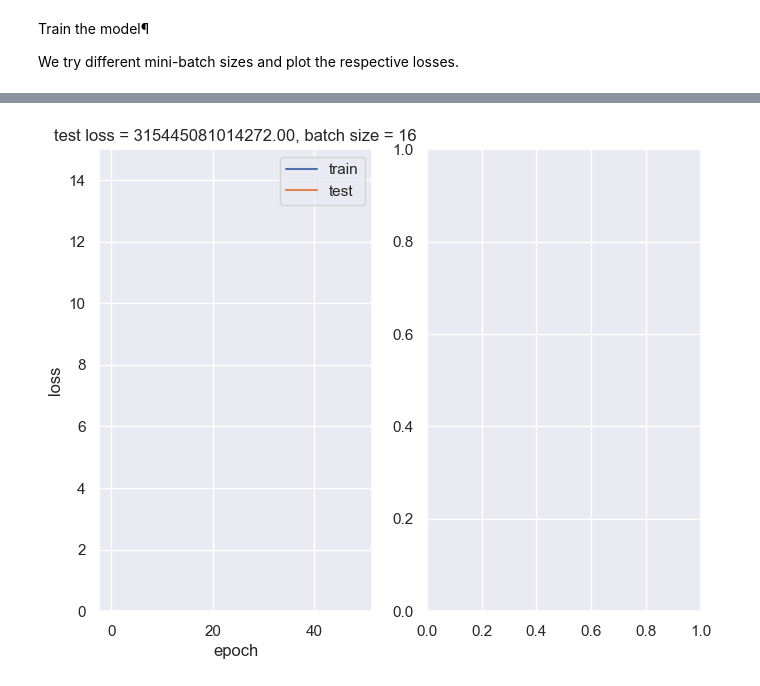
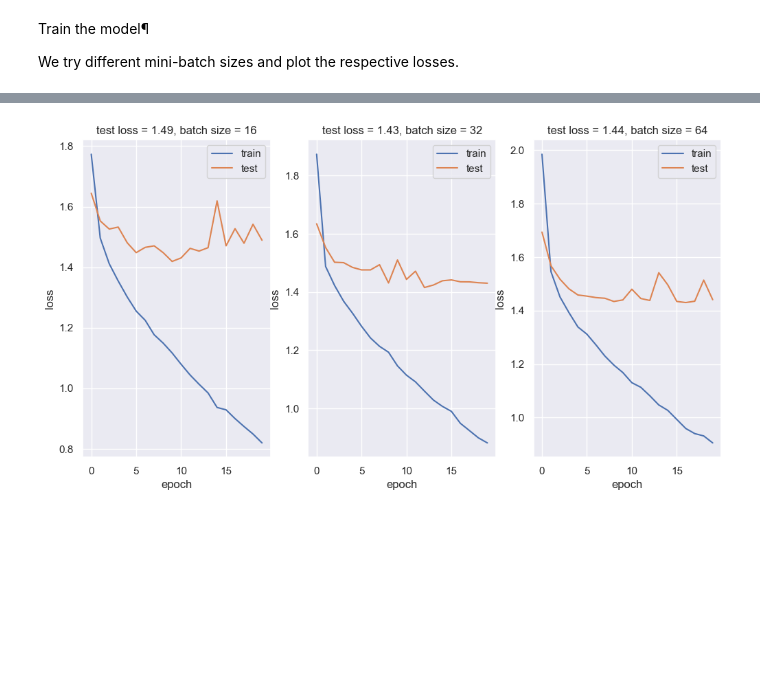
Before and after one commit to gutheb/datascience_open, a Jupyter notebook: mainnotebook.ipynb, the cells around one changed output, grey strips where cells are left out. Drawn from its saved outputs; the diff is of its cells as text; code cells hidden in the pictures; blank space fills up the shorter version.

```diff
--- a/mainnotebook.ipynb
+++ b/mainnotebook.ipynb
@@ -58,8 +58,17 @@ df.head()
 | 3 | CHEMBL13462 | 9000.0 | nM | CHEMBL267 | CC(=O)N[C@@H](Cc1ccc(OP(=O)(O)O)c... |
 | 4 | CHEMBL13462 | 1700.0 | nM | CHEMBL267 | CC(=O)N[C@@H](Cc1ccc(OP(=O)(O)O)c... |
 # %%
-# Keep necessary columns
-chembl_df = df[["smiles", "standard_value"]]
+# Keep necessary columns in needed format and save as csv
+chembl_df = df[["smiles", "standard_value"]].dropna()
+chembl_df = chembl_df[chembl_df["standard_value"] > 0].reset_index(drop=True)
+smiles = []
+pIC50 = []
+for row in chembl_df.itertuples():
+    smiles.append(row.smiles)
+    pIC50.append(np.log10(row.standard_value))
+chembl_df = pd.DataFrame({"smiles": smiles, "pIC50": pIC50})
+chembl_df.to_csv(HERE / "chembl_kinase.csv", index=False)
+print(f"Rows after cleaning: {len(chembl_df)}, NaN pIC50: {chembl_df['pIC50'].isna().sum()}")
 chembl_df.head()
 # NBVAL_CHECK_OUTPUT
 # %% [output]
@@ -72,3 +82,6 @@ chembl_df.head()
+# %%
+# Proposal 3: sample a subset for faster prototyping (comment out to use full dataset)
+chembl_df = chembl_df.sample(n=10000, random_state=42).reset_index(drop=True)
 # %%
 def smiles_to_fp(smiles, method="maccs", n_bits=2048):
     """
@@ -121,7 +137,7 @@ Shape of dataframe: (179827, 3)
 # %%
 # Split the data into training and test set x=features, y= target data
 x_train, x_test, y_train, y_test = train_test_split(
-    chembl_df["fingerprints_df"], chembl_df[["standard_value"]], test_size=0.3, random_state=42
+    chembl_df["fingerprints_df"], chembl_df[["pIC50"]], test_size=0.3, random_state=42
 )
 
 # Print the shape of training and testing data
@@ -174,32 +190,37 @@ We try different mini-batch sizes and plot the respective losses.
 # %%
 # Neural network parameters
 batch_sizes = [16, 32, 64]
-nb_epoch = 50
+nb_epoch = 20  # proposal 2: reduced from 50 for faster prototyping
 layer1_size = 64
 layer2_size = 32
 # %%
+# Pre-convert training and test arrays once (proposal 1: avoid redundant conversion in loop)
+X_train = np.array(list(x_train)).astype(float)
+X_test = np.array(list(x_test)).astype(float)
+
 # Plot
 fig = plt.figure(figsize=(12, 6))
-sns.set(color_codes=True)
+sns.set_theme(color_codes=True)
 for index, batch in enumerate(batch_sizes):
     fig.add_subplot(1, len(batch_sizes), index + 1)
     model = neural_network_model(layer1_size, layer2_size)
 
     # Fit model on x_train, y_train data
     history = model.fit(
-        np.array(list((x_train))).astype(float),
+        X_train,
         y_train.values,
         batch_size=batch,
-        validation_data=(np.array(list((x_test))).astype(float), y_test.values),
+        validation_data=(X_test, y_test.values),
         verbose=0,
         epochs=nb_epoch,
     )
+    first_loss = history.history["loss"][0]
+    print(f"Batch {batch}: first loss = {first_loss:.4f}")  # NaN here means bad input data
     plt.plot(history.history["loss"], label="train")
     plt.plot(history.history["val_loss"], label="test")
     plt.legend(["train", "test"], loc="upper right")
     plt.ylabel("loss")
     plt.xlabel("epoch")
-    plt.ylim((0, 15))
     plt.title(
         f"test loss = {history.history['val_loss'][nb_epoch-1]:.2f}, " f"batch size = {batch}"
     )
@@ -209 +232 @@ KeyboardInterrupt:
-[figure, old version]
+[figure, new version]
```
Also changed, not shown: parts of 5 cells of this notebook, 5 other files.
